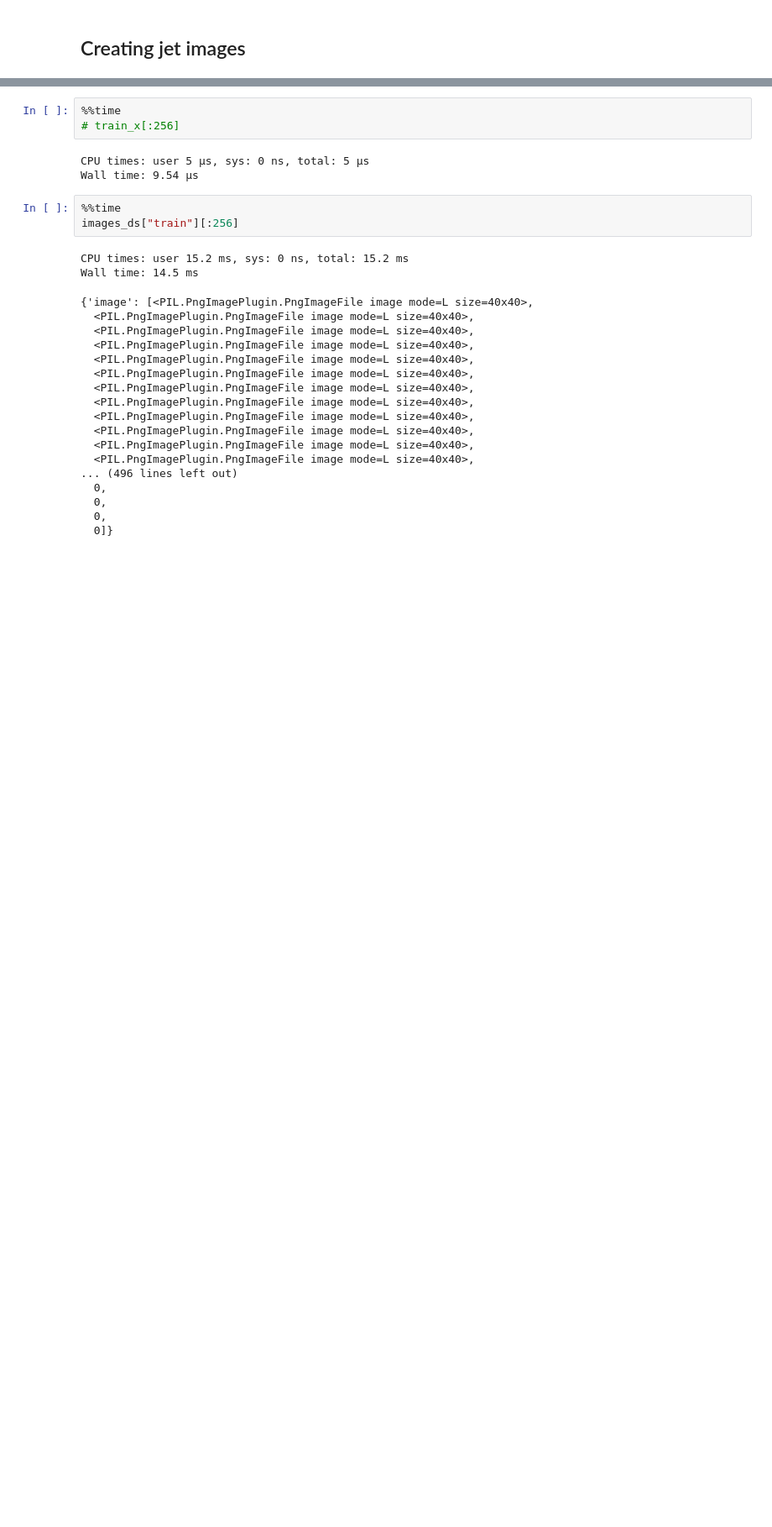
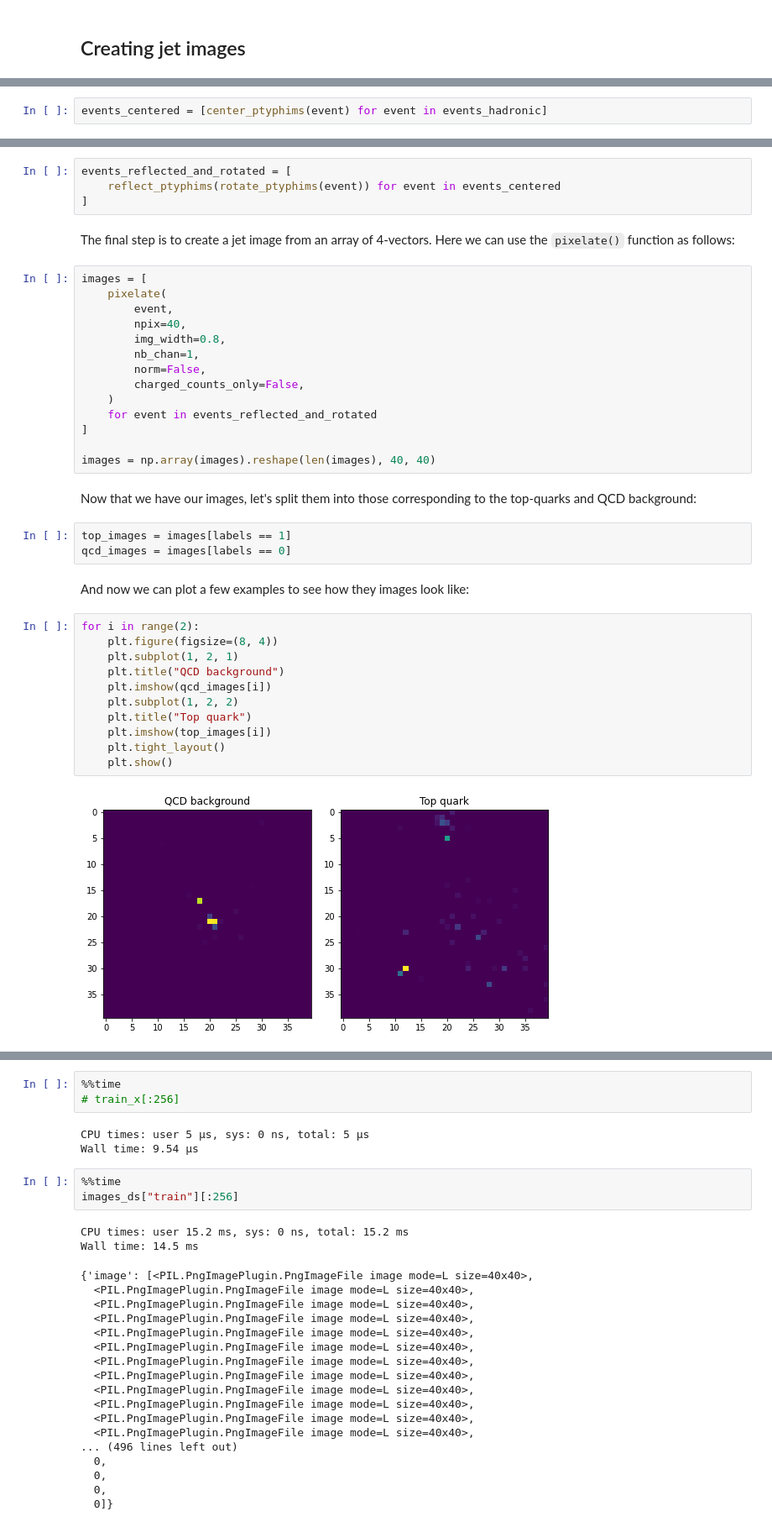
Before and after one commit to lewtun/dl4phys, a Jupyter notebook: lecture04.ipynb, the cells around one changed output, grey strips where cells are left out. Shown: that part at 84% size. Drawn from its saved outputs; the diff is of its cells as text; blank space fills up the shorter version.

Commit message:
Add jet image steps

```diff
--- a/lecture04.ipynb
+++ b/lecture04.ipynb
@@ -16,0 +88,2 @@ from torchvision import transforms
+# %%
+events_centered = [center_ptyphims(event) for event in events_hadronic]
@@ -16,0 +92,40 @@ from torchvision import transforms
+# %%
+events_reflected_and_rotated = [
+    reflect_ptyphims(rotate_ptyphims(event)) for event in events_centered
+]
+# %% [markdown]
+The final step is to create a jet image from an array of 4-vectors.  Here we can use the `pixelate()` function as follows:
+# %%
+images = [
+    pixelate(
+        event,
+        npix=40,
+        img_width=0.8,
+        nb_chan=1,
+        norm=False,
+        charged_counts_only=False,
+    )
+    for event in events_reflected_and_rotated
+]
+
+images = np.array(images).reshape(len(images), 40, 40)
+# %% [markdown]
+Now that we have our images, let's split them into those corresponding to the top-quarks and QCD background:
+# %%
+top_images = images[labels == 1]
+qcd_images = images[labels == 0]
+# %% [markdown]
+And now we can plot a few examples to see how they images look like:
+# %%
+for i in range(2):
+    plt.figure(figsize=(8, 4))
+    plt.subplot(1, 2, 1)
+    plt.title("QCD background")
+    plt.imshow(qcd_images[i])
+    plt.subplot(1, 2, 2)
+    plt.title("Top quark")
+    plt.imshow(top_images[i])
+    plt.tight_layout()
+    plt.show()
+# %% [output]
+[figure, added]
```
Also changed, not shown: parts of 30 cells of this notebook.
